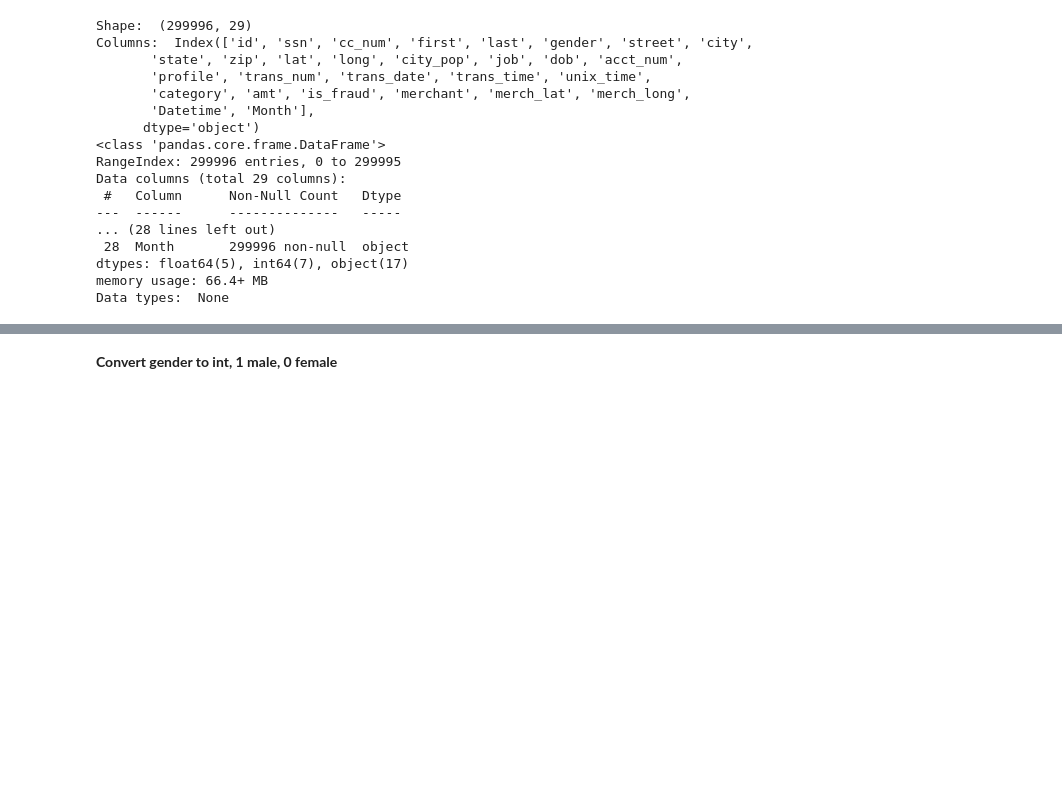
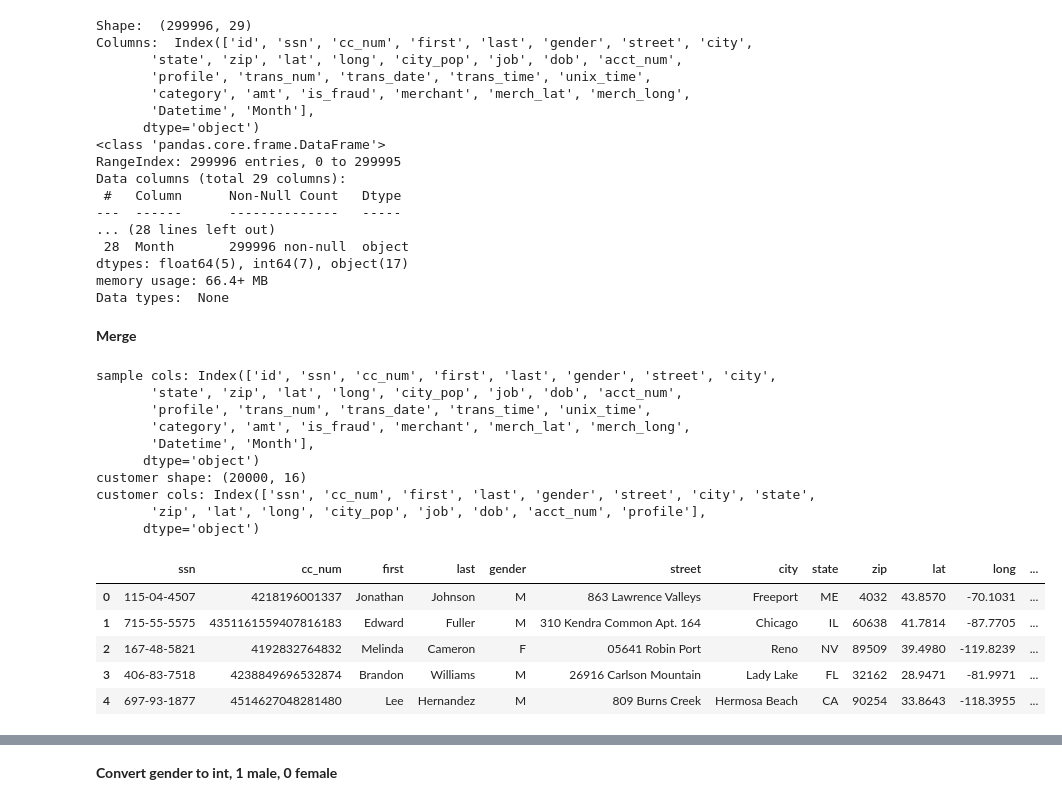
Before and after one commit to Myself-and-me/Credit_Card_Fraud_Detection, a Jupyter notebook: 01_ds18_ml-proj_data-prep.ipynb, the cells around one changed output, grey strips where cells are left out. Drawn from its saved outputs; the diff is of its cells as text; code cells hidden in the pictures; blank space fills up the shorter version.

```diff
--- a/01_ds18_ml-proj_data-prep.ipynb
+++ b/01_ds18_ml-proj_data-prep.ipynb
@@ -291,3 +284,28 @@ Data columns (total 29 columns):
 dtypes: float64(5), int64(7), object(17)
 memory usage: 66.4+ MB
 Data types:  None
+# %% [markdown]
+**Merge**
+# %%
+df_customers = pd.read_csv('customers.csv', sep='|')
+print('sample cols: '+str(df_prep.columns))
+print('customer shape: '+str(df_customers.shape))
+print('customer cols: '+str(df_customers.columns))
+df_customers.head()
+# %% [output]
+sample cols: Index(['id', 'ssn', 'cc_num', 'first', 'last', 'gender', 'street', 'city',
+       'state', 'zip', 'lat', 'long', 'city_pop', 'job', 'dob', 'acct_num',
+       'profile', 'trans_num', 'trans_date', 'trans_time', 'unix_time',
+       'category', 'amt', 'is_fraud', 'merchant', 'merch_lat', 'merch_long',
+       'Datetime', 'Month'],
+      dtype='object')
+customer shape: (20000, 16)
+customer cols: Index(['ssn', 'cc_num', 'first', 'last', 'gender', 'street', 'city', 'state',
+       'zip', 'lat', 'long', 'city_pop', 'job', 'dob', 'acct_num', 'profile'],
+      dtype='object')
+|  | ssn | cc_num | first | last | gender | street | city | state | zip | lat | long | ... |
+| 0 | 115-04-4507 | 4218196001337 | Jonathan | Johnson | M | 863 Lawrence Valleys | Freeport | ME | 4032 | 43.8570 | -70.1031 | ... |
+| 1 | 715-55-5575 | 4351161559407816183 | Edward | Fuller | M | 310 Kendra Common Apt. 164 | Chicago | IL | 60638 | 41.7814 | -87.7705 | ... |
+| 2 | 167-48-5821 | 4192832764832 | Melinda | Cameron | F | 05641 Robin Port | Reno | NV | 89509 | 39.4980 | -119.8239 | ... |
+| 3 | 406-83-7518 | 4238849696532874 | Brandon | Williams | M | 26916 Carlson Mountain | Lady Lake | FL | 32162 | 28.9471 | -81.9971 | ... |
+| 4 | 697-93-1877 | 4514627048281480 | Lee | Hernandez | M | 809 Burns Creek | Hermosa Beach | CA | 90254 | 33.8643 | -118.3955 | ... |
```
Also changed, not shown: parts of 7 cells of this notebook, 1 other file.
